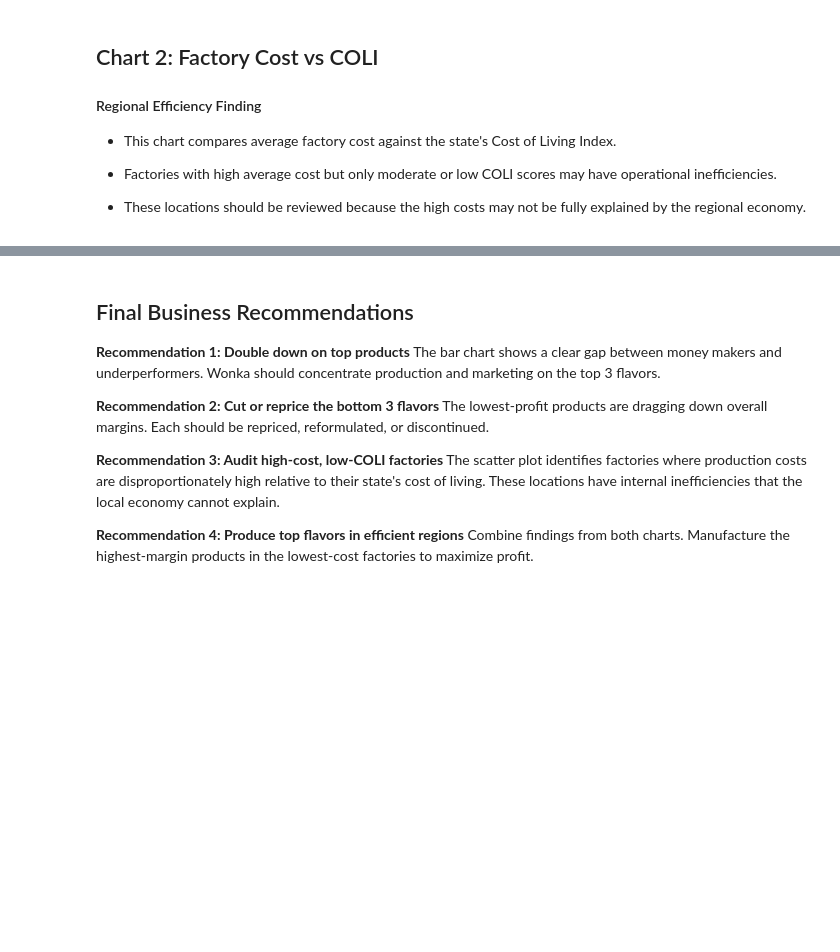
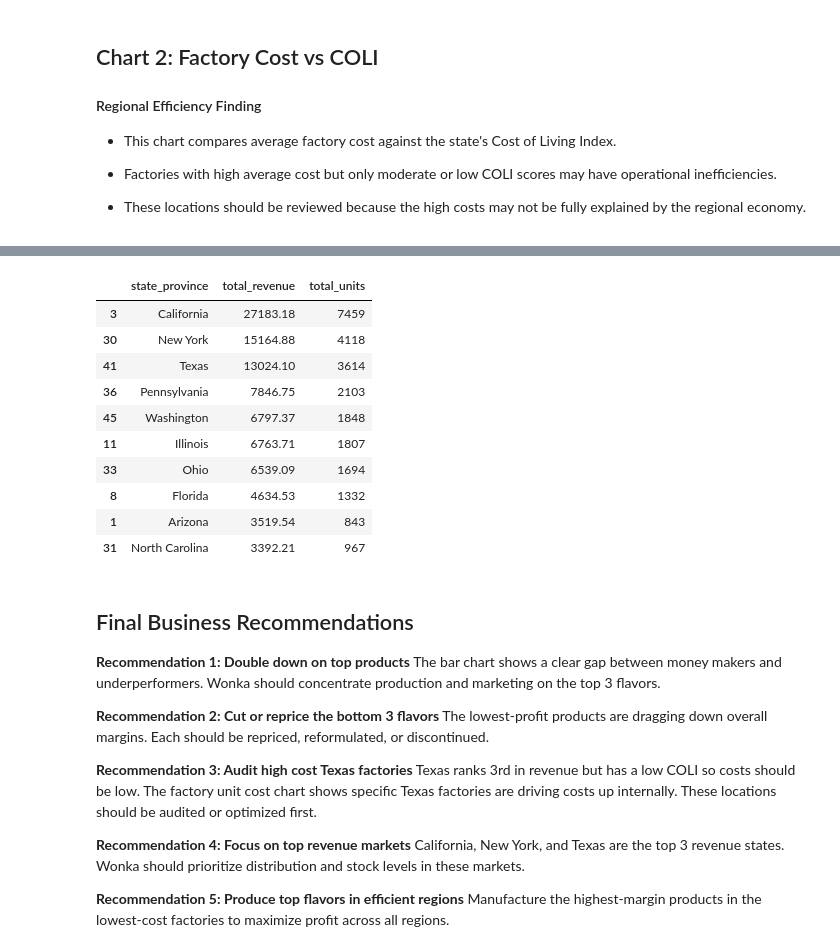
Before and after one commit to meisnerfiona-it/wonka-factory-database-project, a Jupyter notebook: data/clean/Final_Storytelling.ipynb, the cells around one changed output, grey strips where cells are left out. Cells and saved outputs as stored; diff of their text form; code cells hidden in the pictures; blank space fills up the shorter version.

```diff
--- a/data/clean/Final_Storytelling.ipynb
+++ b/data/clean/Final_Storytelling.ipynb
@@ -150,3 +206,18 @@ plt.show()
+# %%
+df_region_perf = sales.groupby("state_province", as_index=False).agg(total_revenue=("sales", "sum"),total_units=("units", "sum")).sort_values("total_revenue", ascending=False)
+df_region_perf.head(10)
+# %% [output]
+|  | state_province | total_revenue | total_units |
+| 3 | California | 27183.18 | 7459 |
+| 30 | New York | 15164.88 | 4118 |
+| 41 | Texas | 13024.10 | 3614 |
+| 36 | Pennsylvania | 7846.75 | 2103 |
+| 45 | Washington | 6797.37 | 1848 |
+| 11 | Illinois | 6763.71 | 1807 |
+| 33 | Ohio | 6539.09 | 1694 |
+| 8 | Florida | 4634.53 | 1332 |
+| 1 | Arizona | 3519.54 | 843 |
+| 31 | North Carolina | 3392.21 | 967 |
 # %% [markdown]
 ## Final Business Recommendations
 
@@ -158,11 +229,15 @@ Wonka should concentrate production and marketing on the top 3 flavors.
 The lowest-profit products are dragging down overall margins.
 Each should be repriced, reformulated, or discontinued.
 
-**Recommendation 3: Audit high-cost, low-COLI factories**
-The scatter plot identifies factories where production costs are
-disproportionately high relative to their state's cost of living.
-These locations have internal inefficiencies that the local economy cannot explain.
+**Recommendation 3: Audit high cost Texas factories**
+Texas ranks 3rd in revenue but has a low COLI so costs should be low.
+The factory unit cost chart shows specific Texas factories are driving
+costs up internally. These locations should be audited or optimized first.
 
-**Recommendation 4: Produce top flavors in efficient regions**
-Combine findings from both charts. Manufacture the highest-margin products
-in the lowest-cost factories to maximize profit.
+**Recommendation 4: Focus on top revenue markets**
+California, New York, and Texas are the top 3 revenue states.
+Wonka should prioritize distribution and stock levels in these markets.
+
+**Recommendation 5: Produce top flavors in efficient regions**
+Manufacture the highest-margin products in the lowest-cost factories
+to maximize profit across all regions.
```
Also changed, not shown: parts of 6 cells of this notebook.
